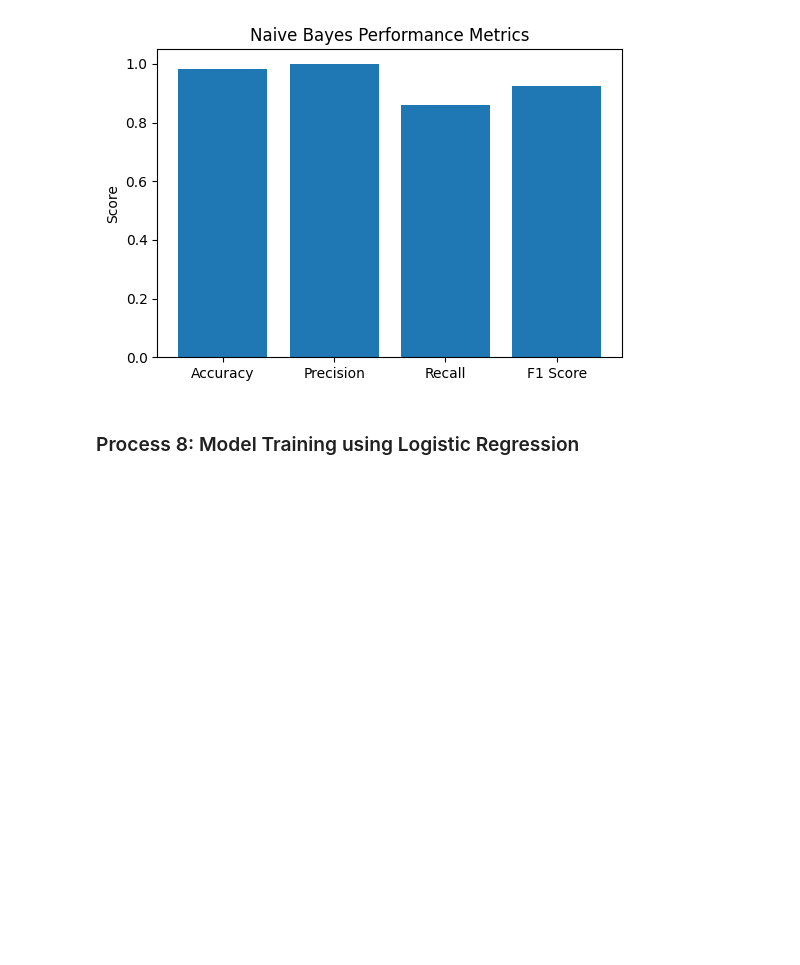
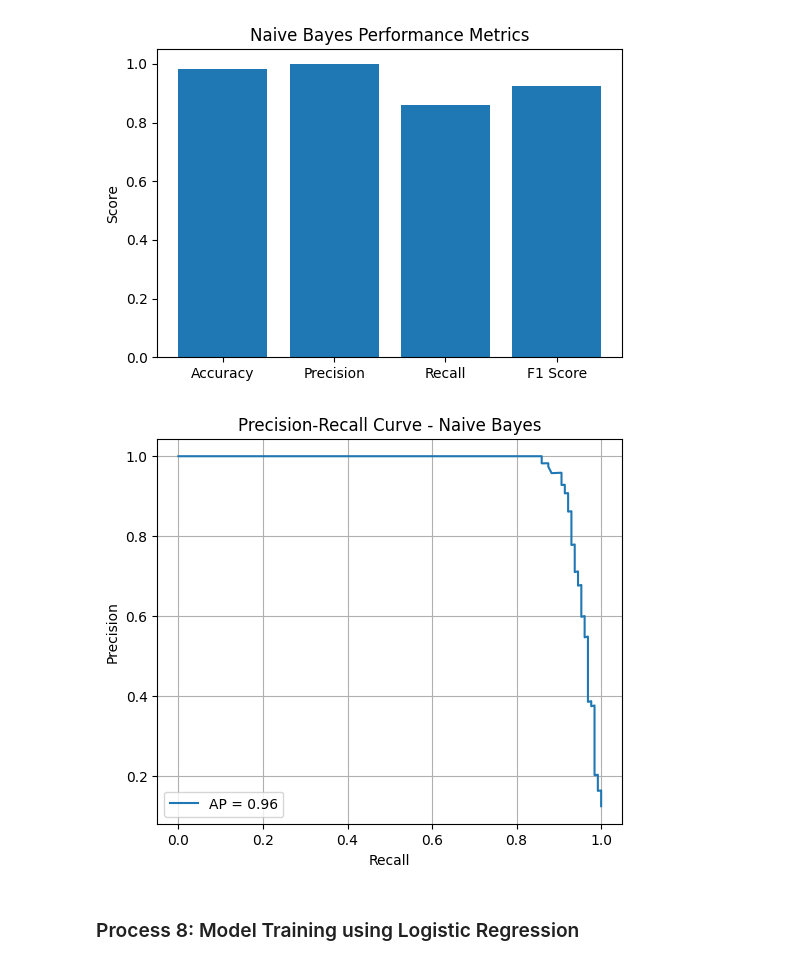
Before and after one commit to Subin-769/Spam-Email-Classification, a Jupyter notebook: Spam Email.ipynb, the cells around one changed output. Drawn from its saved outputs; the diff is of its cells as text; code cells hidden in the pictures; blank space fills up the shorter version.

```diff
--- a/Spam Email.ipynb
+++ b/Spam Email.ipynb
@@ -355,3 +356,19 @@ plt.show()
+# %%
+nb_probs = mnb.predict_proba(X_test)[:, 1]
+
+precision_nb, recall_nb, _ = precision_recall_curve(y_test, nb_probs)
+score_nb = average_precision_score(y_test, nb_probs)
+# %%
+plt.figure(figsize=(6, 5))
+plt.plot(recall_nb, precision_nb, label=f'AP = {score_nb:.2f}')
+plt.xlabel('Recall')
+plt.ylabel('Precision')
+plt.title('Precision-Recall Curve - Naive Bayes')
+plt.legend()
+plt.grid(True)
+plt.show()
+# %% [output]
+[figure, added]
 # %% [markdown]
 ###  Process 8: Model Training using Logistic Regression
 # %%
```
Also changed, not shown: parts of 6 cells of this notebook.
